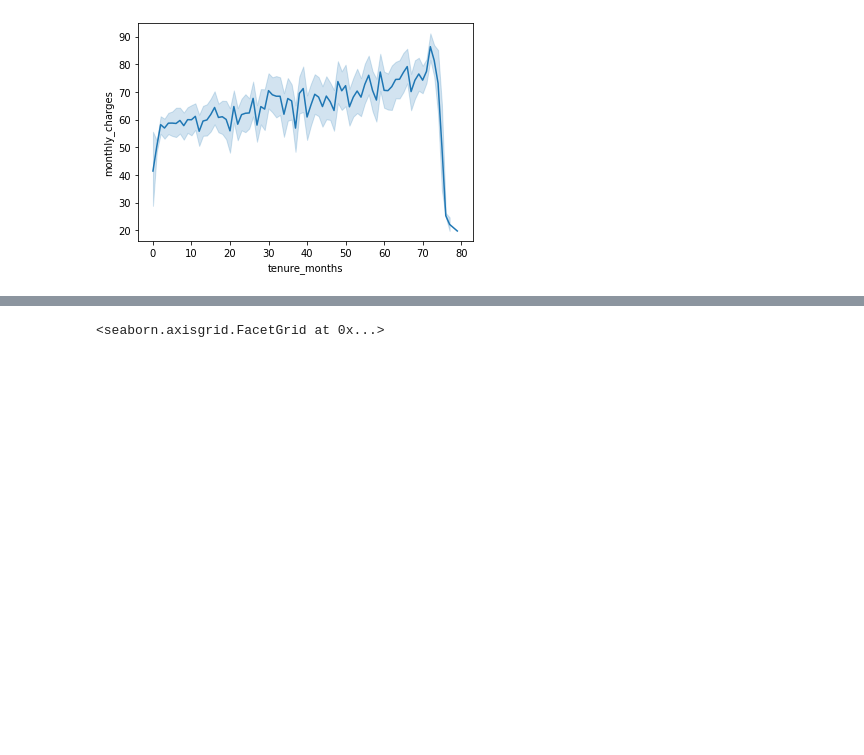
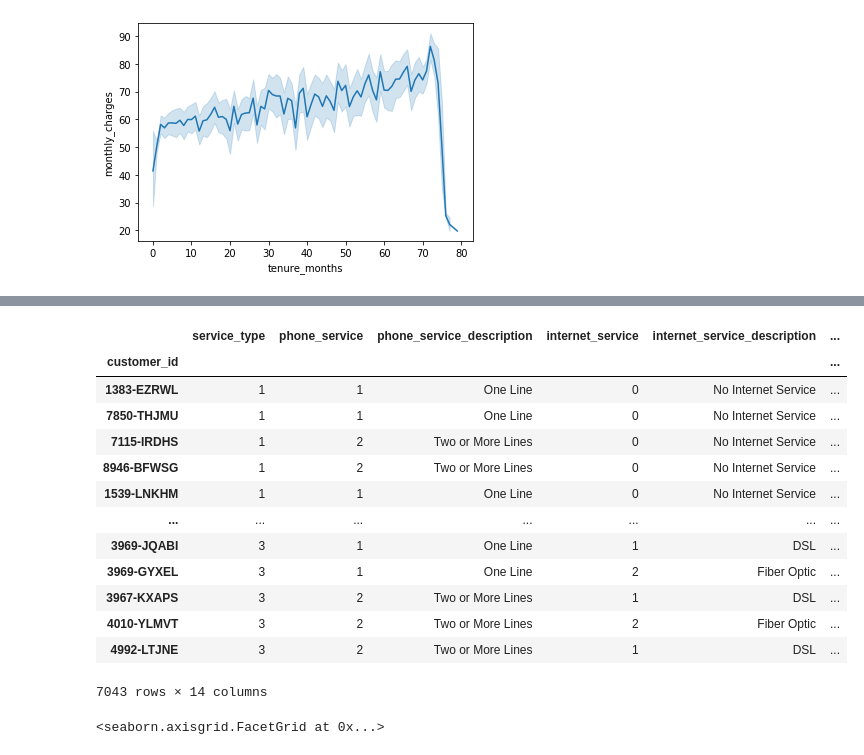
Before and after one commit to RyvynYoung/more_exercises, a Jupyter notebook: telco_data.ipynb, the cells around one changed output, grey strips where cells are left out. Saved outputs shown, nothing was run; the diff lists cells and outputs as text; code cells hidden in the pictures; blank space fills up the shorter version.

```diff
--- a/telco_data.ipynb
+++ b/telco_data.ipynb
@@ -53,0 +83,3 @@ sns.relplot(x='tenure_months', y='monthly_charges', data=telco, hue='service_typ
+# %%
+telco2 = telco2.drop(columns=['tenure_charges', 'validate_tenure', 'is_female', 'has_phone', 'has_internet'])
+telco2.head()
@@ -54,3 +94,21 @@ sns.relplot(x='tenure_months', y='monthly_charges', data=telco, hue='service_typ
+# %%
+plan3 = telco2.sort_values(by='service_type')
+plan3
+# %% [output]
+|  | service_type | phone_service | phone_service_description | internet_service | internet_service_description | ... |
+| customer_id |  |  |  |  |  | ... |
+| 1383-EZRWL | 1 | 1 | One Line | 0 | No Internet Service | ... |
+| 7850-THJMU | 1 | 1 | One Line | 0 | No Internet Service | ... |
+| 7115-IRDHS | 1 | 2 | Two or More Lines | 0 | No Internet Service | ... |
+| 8946-BFWSG | 1 | 2 | Two or More Lines | 0 | No Internet Service | ... |
+| 1539-LNKHM | 1 | 1 | One Line | 0 | No Internet Service | ... |
+| ... | ... | ... | ... | ... | ... | ... |
+| 3969-JQABI | 3 | 1 | One Line | 1 | DSL | ... |
+| 3969-GYXEL | 3 | 1 | One Line | 2 | Fiber Optic | ... |
+| 3967-KXAPS | 3 | 2 | Two or More Lines | 1 | DSL | ... |
+| 4010-YLMVT | 3 | 2 | Two or More Lines | 2 | Fiber Optic | ... |
+| 4992-LTJNE | 3 | 2 | Two or More Lines | 1 | DSL | ... |
+7043 rows × 14 columns
 # %%
 sns.relplot(x='tenure_months', y='monthly_charges', data=telco, hue='partner_dependents')
 # %% [output]
```
Also changed, not shown: parts of 5 cells of this notebook.
